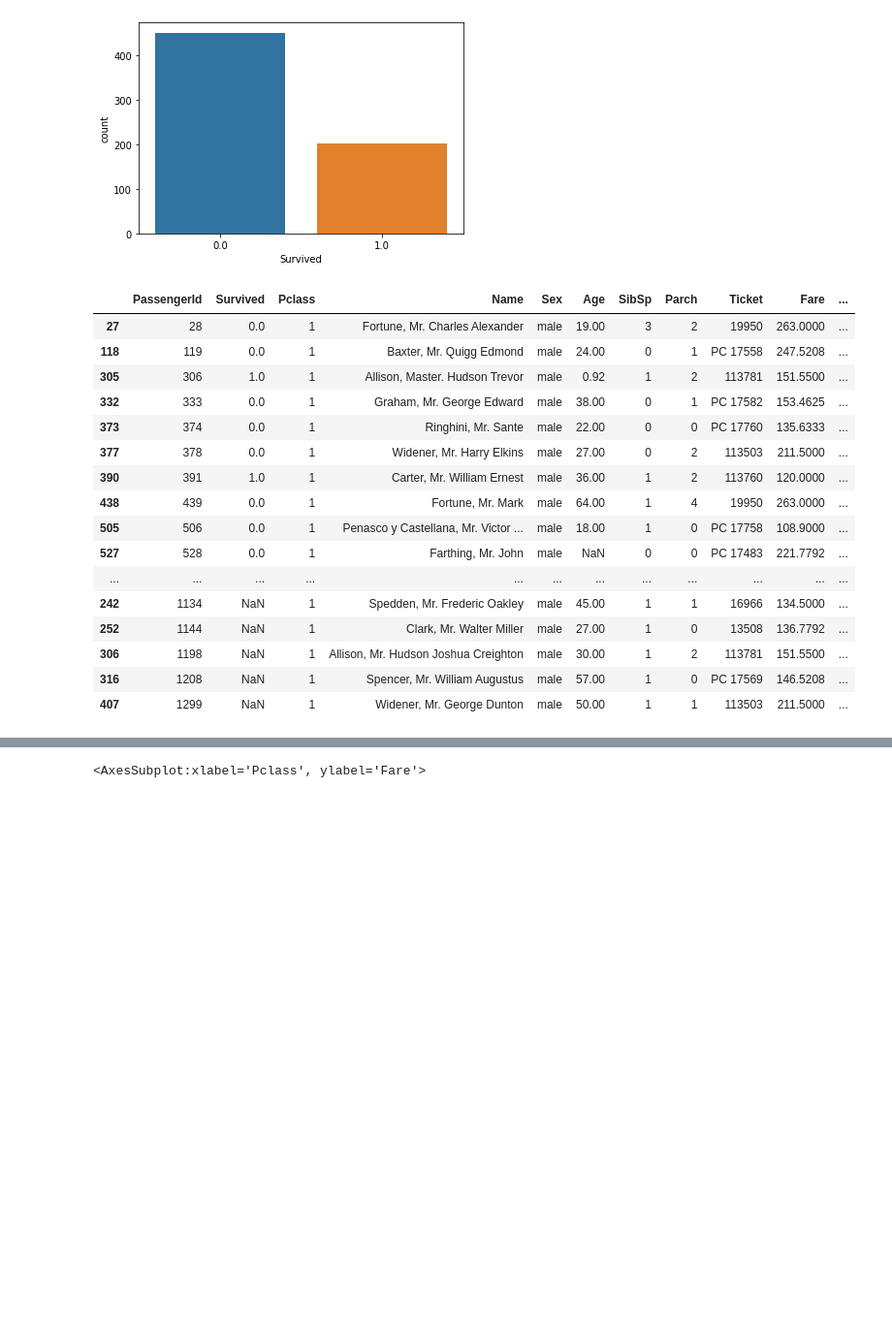
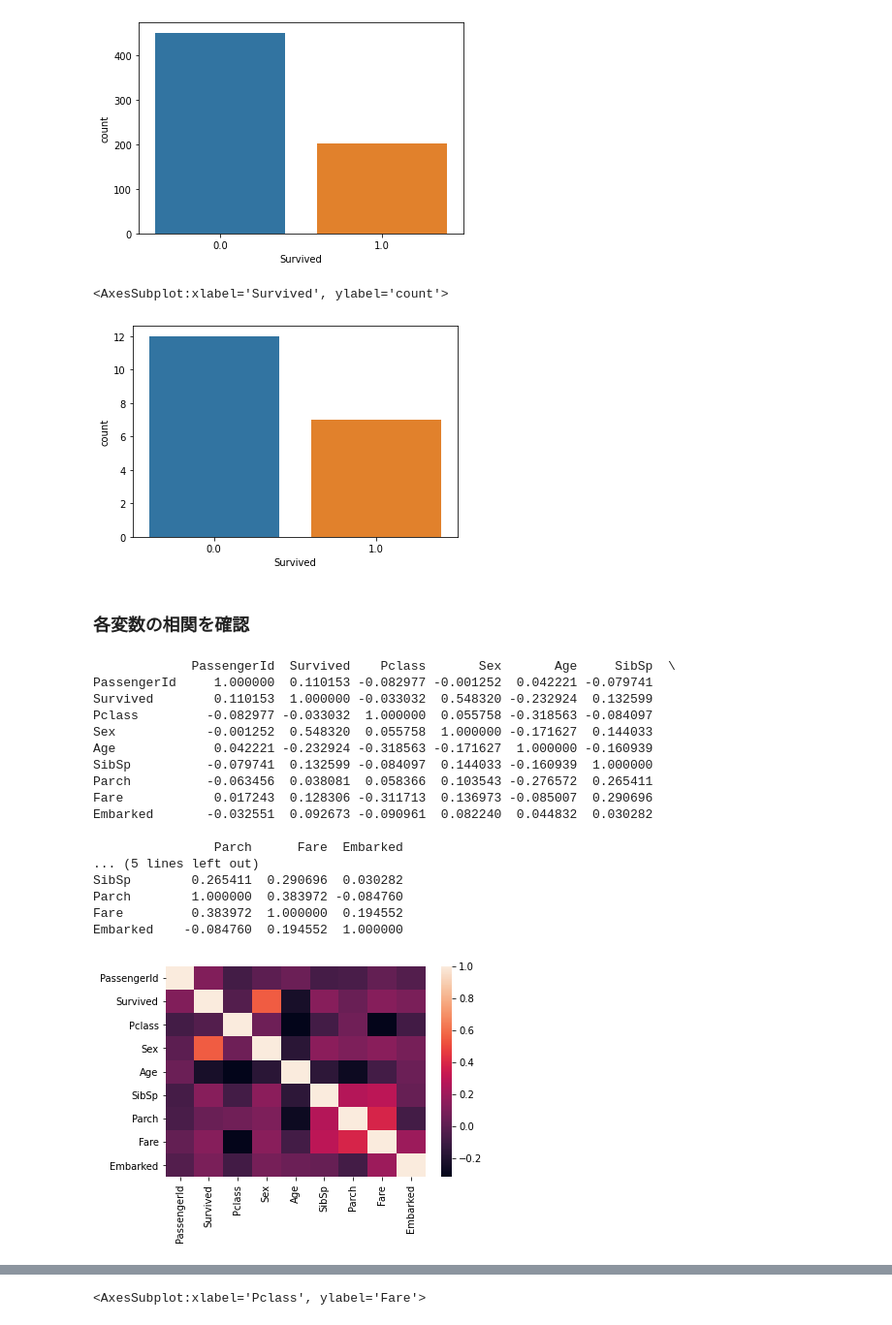
Before and after one commit to kanameg/ml4se, a Jupyter notebook: python/src/data_analysis.ipynb, the cells around one changed output, grey strips where cells are left out. Shown at 97% size. Drawn from its saved outputs; the diff is of its cells as text; code cells hidden in the pictures; blank space fills up the shorter version.

```diff
--- a/python/src/data_analysis.ipynb
+++ b/python/src/data_analysis.ipynb
@@ -130,22 +125,35 @@ sns.countplot(data=data[data['Fare'] < 30], x='Survived')
 <AxesSubplot:xlabel='Survived', ylabel='count'>
 [figure]
 # %%
-data[(data['Fare'] > 100) & (data['Sex'] == 'male')]
+""" 料金ごとに生存数がどのように違うかを視覚化
+"""
+sns.countplot(data=data[(data['Fare'] > 100) & (data['Sex'] == 0)], x='Survived')
 # %% [output]
-|  | PassengerId | Survived | Pclass | Name | Sex | Age | SibSp | Parch | Ticket | Fare | ... |
-| 27 | 28 | 0.0 | 1 | Fortune, Mr. Charles Alexander | male | 19.00 | 3 | 2 | 19950 | 263.0000 | ... |
-| 118 | 119 | 0.0 | 1 | Baxter, Mr. Quigg Edmond | male | 24.00 | 0 | 1 | PC 17558 | 247.5208 | ... |
-| 305 | 306 | 1.0 | 1 | Allison, Master. Hudson Trevor | male | 0.92 | 1 | 2 | 113781 | 151.5500 | ... |
-| 332 | 333 | 0.0 | 1 | Graham, Mr. George Edward | male | 38.00 | 0 | 1 | PC 17582 | 153.4625 | ... |
-| 373 | 374 | 0.0 | 1 | Ringhini, Mr. Sante | male | 22.00 | 0 | 0 | PC 17760 | 135.6333 | ... |
-| 377 | 378 | 0.0 | 1 | Widener, Mr. Harry Elkins | male | 27.00 | 0 | 2 | 113503 | 211.5000 | ... |
-| 390 | 391 | 1.0 | 1 | Carter, Mr. William Ernest | male | 36.00 | 1 | 2 | 113760 | 120.0000 | ... |
-| 438 | 439 | 0.0 | 1 | Fortune, Mr. Mark | male | 64.00 | 1 | 4 | 19950 | 263.0000 | ... |
-| 505 | 506 | 0.0 | 1 | Penasco y Castellana, Mr. Victor ... | male | 18.00 | 1 | 0 | PC 17758 | 108.9000 | ... |
-| 527 | 528 | 0.0 | 1 | Farthing, Mr. John | male | NaN | 0 | 0 | PC 17483 | 221.7792 | ... |
-| ... | ... | ... | ... | ... | ... | ... | ... | ... | ... | ... | ... |
-| 242 | 1134 | NaN | 1 | Spedden, Mr. Frederic Oakley | male | 45.00 | 1 | 1 | 16966 | 134.5000 | ... |
-| 252 | 1144 | NaN | 1 | Clark, Mr. Walter Miller | male | 27.00 | 1 | 0 | 13508 | 136.7792 | ... |
-| 306 | 1198 | NaN | 1 | Allison, Mr. Hudson Joshua Creighton | male | 30.00 | 1 | 2 | 113781 | 151.5500 | ... |
-| 316 | 1208 | NaN | 1 | Spencer, Mr. William Augustus | male | 57.00 | 1 | 0 | PC 17569 | 146.5208 | ... |
-| 407 | 1299 | NaN | 1 | Widener, Mr. George Dunton | male | 50.00 | 1 | 1 | 113503 | 211.5000 | ... |
+<AxesSubplot:xlabel='Survived', ylabel='count'>
+[figure, added]
+# %% [markdown]
+### 各変数の相関を確認
+# %%
+""" 全体ヒートマップ
+"""
+sns.heatmap(data.dropna().corr())
+print(data.dropna().corr())
+# %% [output]
+             PassengerId  Survived    Pclass       Sex       Age     SibSp  \
+PassengerId     1.000000  0.110153 -0.082977 -0.001252  0.042221 -0.079741
+Survived        0.110153  1.000000 -0.033032  0.548320 -0.232924  0.132599
+Pclass         -0.082977 -0.033032  1.000000  0.055758 -0.318563 -0.084097
+Sex            -0.001252  0.548320  0.055758  1.000000 -0.171627  0.144033
+Age             0.042221 -0.232924 -0.318563 -0.171627  1.000000 -0.160939
+SibSp          -0.079741  0.132599 -0.084097  0.144033 -0.160939  1.000000
+Parch          -0.063456  0.038081  0.058366  0.103543 -0.276572  0.265411
+Fare            0.017243  0.128306 -0.311713  0.136973 -0.085007  0.290696
+Embarked       -0.032551  0.092673 -0.090961  0.082240  0.044832  0.030282
+
+                Parch      Fare  Embarked
+... (5 lines left out)
+SibSp        0.265411  0.290696  0.030282
+Parch        1.000000  0.383972 -0.084760
+Fare         0.383972  1.000000  0.194552
+Embarked    -0.084760  0.194552  1.000000
+[figure, added]
```
Also changed, not shown: parts of 20 cells of this notebook.
